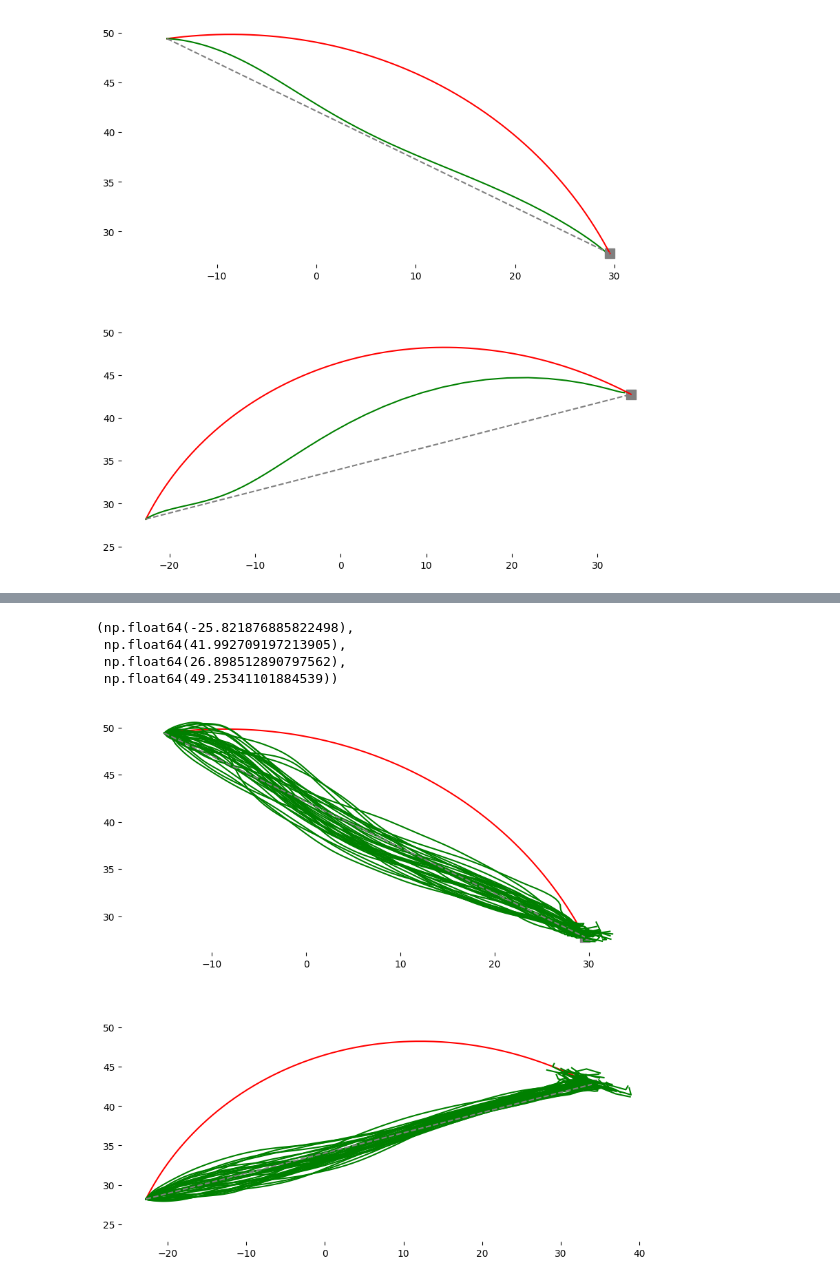
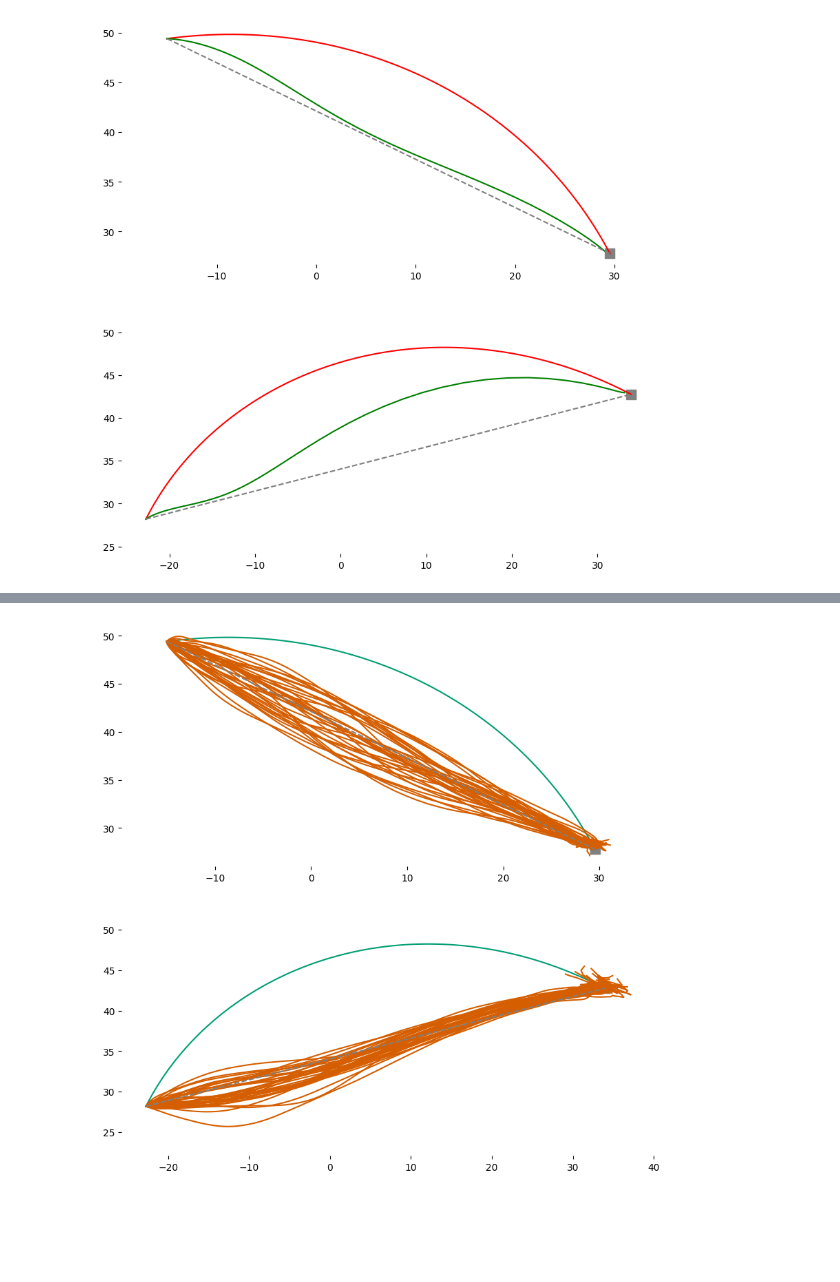
Before and after one commit to AlexandreThy/PhD, a Jupyter notebook: CurrentParts/PathConstraint.ipynb, the cells around one changed output, grey strips where cells are left out. Saved outputs shown, nothing was run; the diff lists cells and outputs as text; code cells hidden in the pictures; blank space fills up the shorter version.

```diff
--- a/CurrentParts/PathConstraint.ipynb
+++ b/CurrentParts/PathConstraint.ipynb
@@ -427,10 +511,10 @@ end = ToCartesian(np.array(XN)/180*pi)
 plt.scatter(end[0],end[1],marker = "s",color="grey",s = 100)
 
 X,Y = Feedback_Linearization_witPathConstraint(wp = 0,taupath = 1e-2,starting_point=start,targets=end)
-plt.plot(X,Y,color = "red")
+plt.plot(X,Y,color = "#009E73")
 for n in range(num_sim):
     X,Y = Feedback_Linearization_witPathConstraint(wp = 10,Num_iter=120,starting_point=start,targets=end,percent = .5,taupath = 10,Activate_Noise= True)
-    plt.plot(X,Y,color = "green")
+    plt.plot(X,Y,color = "#D55E00")
 plt.plot(np.linspace(start[0],end[0],60),np.linspace(start[1],end[1],60),color = "grey",linestyle = "--")
 delete_axis(ax[0])
 plt.axis("equal")
@@ -444,10 +528,10 @@ end = ToCartesian(np.array(XN)/180*pi)
 plt.scatter(end[0],end[1],marker = "s",color="grey",s = 100)
 
 X,Y = Feedback_Linearization_witPathConstraint(wp = 0,taupath = 1e-2,starting_point=start,targets=end)
-plt.plot(X,Y,color = "red")
+plt.plot(X,Y,color = "#009E73")
 for n in range(num_sim):
     X,Y = Feedback_Linearization_witPathConstraint(wp = 10,Num_iter=120,starting_point=start,targets=end,percent = .5,taupath = 10,Activate_Noise= True)
-    plt.plot(X,Y,color = "green")
+    plt.plot(X,Y,color = "#D55E00")
 plt.plot(np.linspace(start[0],end[0],60),np.linspace(start[1],end[1],60),color = "grey",linestyle = "--")
 delete_axis(ax[1])
 plt.axis("equal")
@@ -462,44 +542,42 @@ num_sim = 36
 
 X0= [70,70]
 XN=[-10,100]
 fig,ax = plt.subplots(2,figsize = (10,10))
 plt.subplot(2,1,1)
 start = ToCartesian(np.array(X0)/180*pi)
 end = ToCartesian(np.array(XN)/180*pi)
 
 plt.scatter(end[0],end[1],marker = "s",color="grey",s = 100)
 
 X,Y = Feedback_Linearization_witPathConstraint(wp = 0,taupath = 1e-2,starting_point=start,targets=end)
-plt.plot(X,Y,color = "red")
+plt.plot(X,Y,color = "#009E73")
 for n in range(num_sim):
-    X,Y = Feedback_Linearization_witPathConstraint(wp = 10,Num_iter=120,starting_point=start,targets=end,percent = .5,taupath = 10,Activate_Noise= True)
-    plt.plot(X,Y,color = "green")
+    X,Y = Feedback_Linearization_witPathConstraint(wp = 400,Num_iter=160,starting_point=start,targets=end,percent = .8,taupath = .04,Activate_Noise= True)
+    plt.plot(X,Y,color =  "#D55E00")
 plt.plot(np.linspace(start[0],end[0],60),np.linspace(start[1],end[1],60),color = "grey",linestyle = "--")
 delete_axis(ax[0])
 plt.axis("equal")
 plt.subplot(2,1,2)
 X0= [70,110]
 XN=[20,60]
 
 start = ToCartesian(np.array(X0)/180*pi)
 end = ToCartesian(np.array(XN)/180*pi)
 
 plt.scatter(end[0],end[1],marker = "s",color="grey",s = 100)
 
 X,Y = Feedback_Linearization_witPathConstraint(wp = 0,taupath = 1e-2,starting_point=start,targets=end)
-plt.plot(X,Y,color = "red")
+plt.plot(X,Y,color = "#009E73")
 for n in range(num_sim):
-    X,Y = Feedback_Linearization_witPathConstraint(wp = 450,Num_iter=120,starting_point=start,targets=end,percent = .8,taupath = .04,Activate_Noise= True)
-    plt.plot(X,Y,color = "green")
+    X,Y = Feedback_Linearization_witPathConstraint(wp = 450,Num_iter=160,starting_point=start,targets=end,percent = .8,taupath = .04,Activate_Noise= True)
+    plt.plot(X,Y,color =  "#D55E00")
 plt.plot(np.linspace(start[0],end[0],60),np.linspace(start[1],end[1],60),color = "grey",linestyle = "--")
 delete_axis(ax[1])
 plt.axis("equal")
+
+plt.savefig("ConstraintVariability.png",dpi = 200)
 # %% [output]
-(np.float64(-25.821876885822498),
- np.float64(41.992709197213905),
- np.float64(26.898512890797562),
- np.float64(49.25341101884539))
-[figure, old version]
+[figure, new version]
 # %%
 fig,ax = plt.subplots(figsize = (10,10))
 
```
Also changed, not shown: parts of 6 cells of this notebook.
